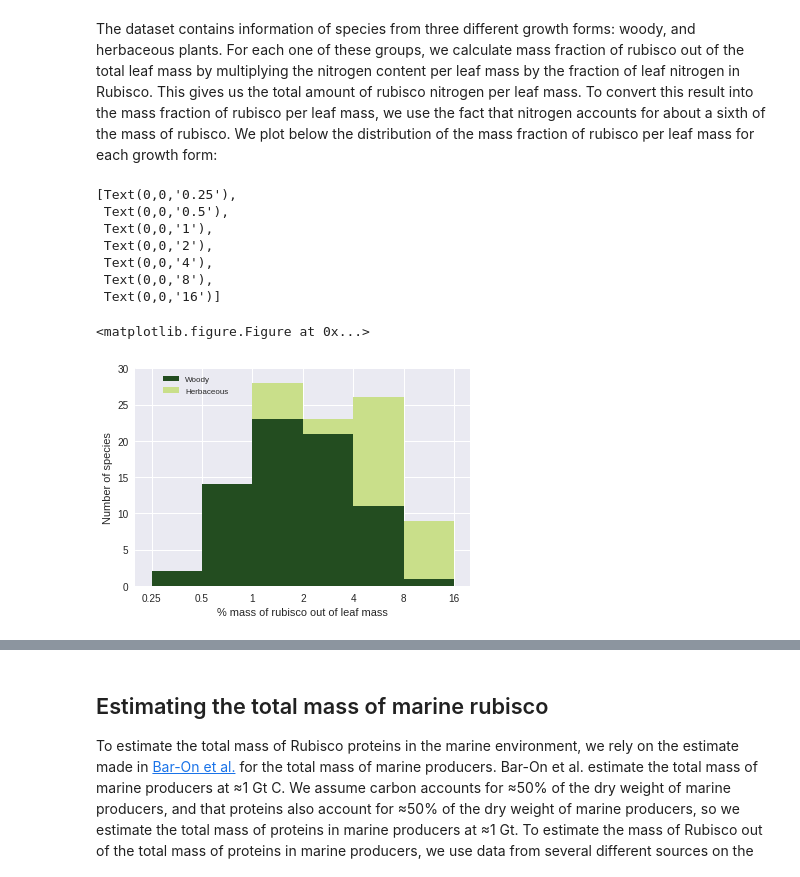
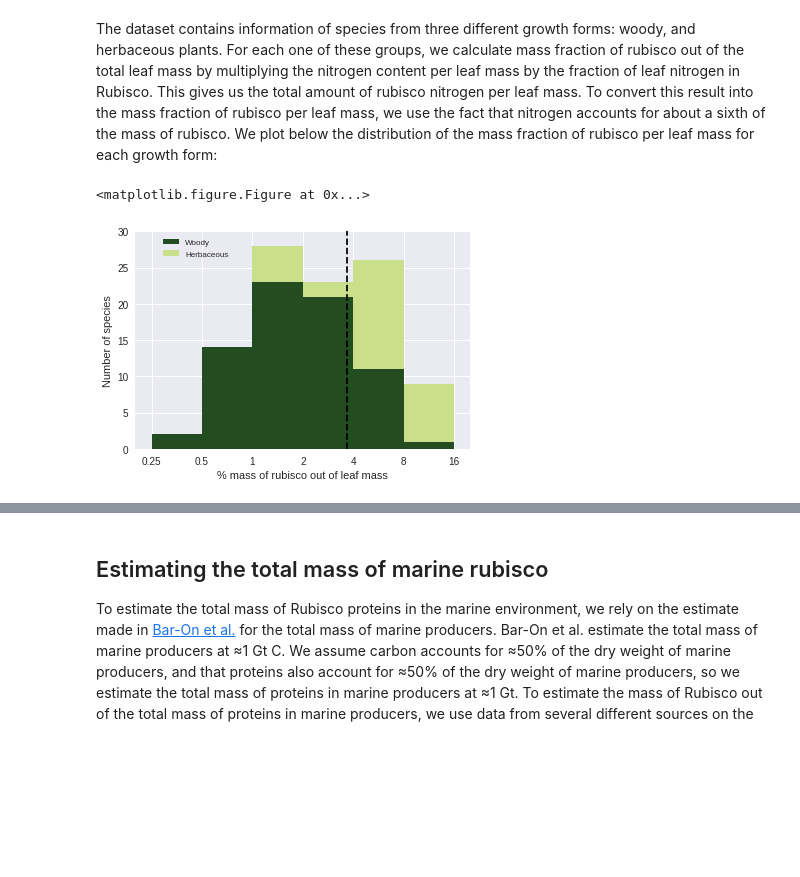
Before and after one commit to milo-lab/rubisco_mass, a Jupyter notebook: notebooks/03_rubisco_mass_estimate.ipynb, the cells around one changed output, grey strips where cells are left out. Drawn from its saved outputs; the diff is of its cells as text; code cells hidden in the pictures; blank space fills up the shorter version.

```diff
--- a/notebooks/03_rubisco_mass_estimate.ipynb
+++ b/notebooks/03_rubisco_mass_estimate.ipynb
@@ -29,40 +29,34 @@ The dataset contains information of species from three different growth forms: w
 # %%
 # Drop data with no Nrub/N and Nmass data
 filt_onoda = onoda.loc[onoda[['Nrub/N','Nmass']].dropna().index]
 
 # Calculate the mass fraction of rubisco per leaf mass
 filt_onoda['Rub_frac'] = filt_onoda['Nmass']/100*filt_onoda['Nrub/N']*7
 
 # Convert mass fraction to log scale for plotting histograms
 filt_onoda['log_rub_frac'] = np.log10(filt_onoda['Rub_frac'])
 
 filt_onoda.loc[filt_onoda['GF'] == 'G','GF'] = 'H'
 
 rub_frac = pd.DataFrame(filt_onoda.loc[filt_onoda['GF'] == 'W','log_rub_frac'].values)
 rub_frac.columns = ['Woody']
 rub_frac['Herbaceous'] = pd.DataFrame(filt_onoda.loc[filt_onoda['GF'] == 'H','log_rub_frac'].values)
 plt.figure(figsize=(4,4),dpi=200)
 rub_frac.plot.hist(stacked=True,bins=np.log10([1e-100,0.0025,0.005,0.01,0.02,0.04,0.08,0.16,1e100]),color=['#234d20','#c9df8a'])
 
 plt.legend(fontsize=8,bbox_to_anchor=(0.3,1))
 plt.xlabel('% mass of rubisco out of leaf mass')
 plt.ylabel('Number of species')
 plt.ylim([0,30])
 plt.xlim(np.log10([0.002,0.2]))
 
 ax = plt.gca()
 
+plt.vlines(np.log10(filt_onoda.groupby('GF')['Rub_frac'].apply(lambda x: gmean(x)).mean()),0,30,color='k',linestyles='dashed')
 ticks = [0.25,0.5,1,2,4,8,16]
 ax.set_xticks(np.log10([0.0025,0.005,0.01,0.02,0.04,0.08,0.16]))
 ax.set_xticklabels(ticks)
-plt.savefig('../figures/figure1_20180920.png',dpi=600)
+plt.savefig('../figures/figure1_20180923.png',dpi=600)
 # %% [output]
-[Text(0,0,'0.25'),
- Text(0,0,'0.5'),
- Text(0,0,'1'),
- Text(0,0,'2'),
- Text(0,0,'4'),
- Text(0,0,'8'),
- Text(0,0,'16')]
+<matplotlib.figure.Figure at 0x...>
-<matplotlib.figure.Figure at 0x...>
-[figure, old version]
+[figure, new version]
```
Also changed, not shown: parts of 8 cells of this notebook.
